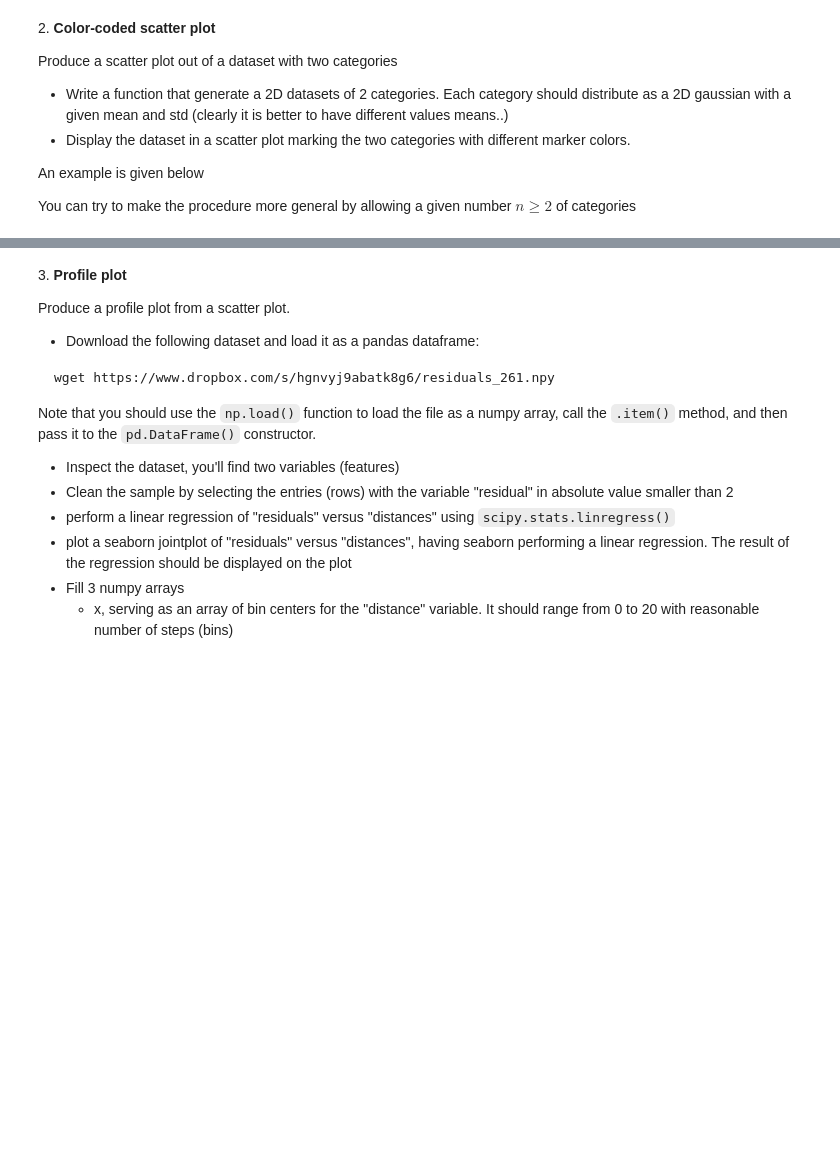
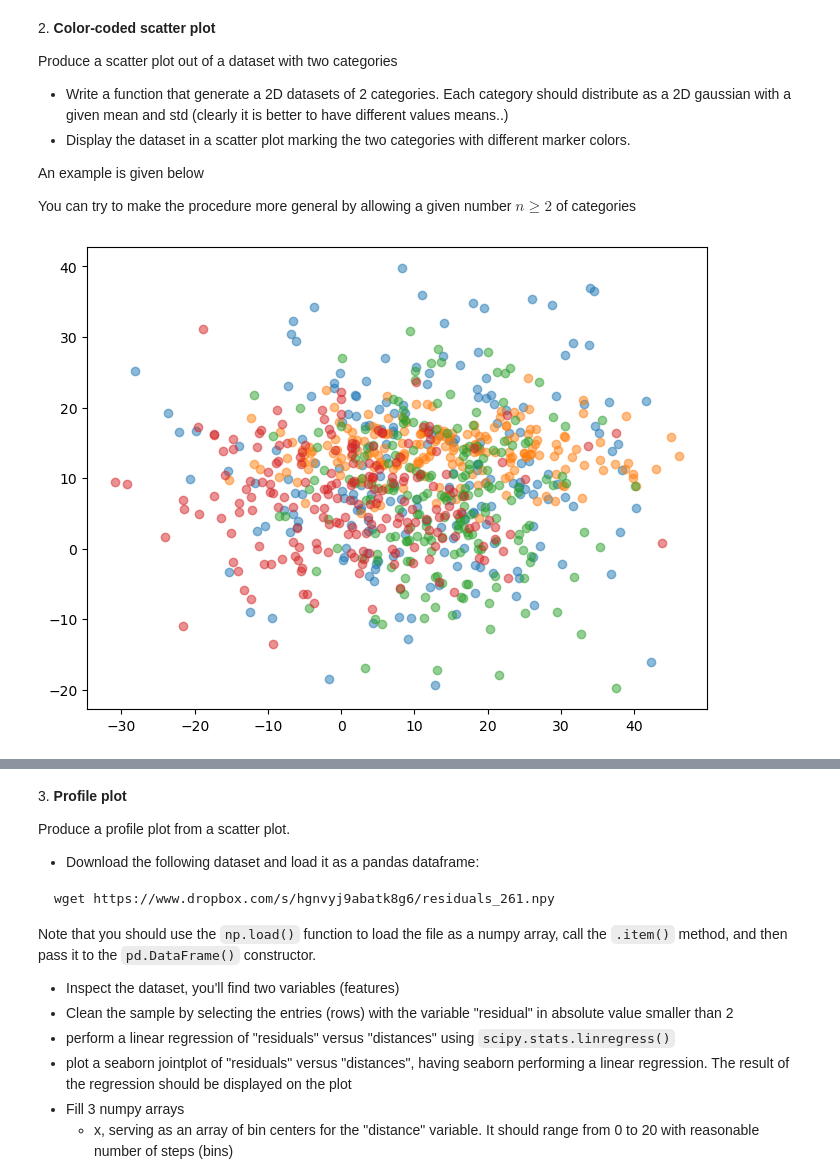
Before and after one commit to nicolomontagner02/LaboratoryOfComputationalPhysics_Y7, a Jupyter notebook: 07ex_Visualization.ipynb, the cells around one changed output, grey strips where cells are left out. Cells and saved outputs as stored; diff of their text form; code cells hidden in the pictures; blank space fills up the shorter version.

```diff
--- a/07ex_Visualization.ipynb
+++ b/07ex_Visualization.ipynb
@@ -71,4 +78,17 @@ Produce a scatter plot out of a dataset with two categories
 An example is given below
 
 You can try to make the procedure more general by allowing a given number $n\ge 2$ of categories
+# %%
+fig = plt.figure(figsize = (8,6), facecolor='white')
+z = np.arange(0,15,0.1)
+N = 200
+for n in range(4):
+    mean = np.random.random(2)*15
+    std = np.random.random(2)*5
+    distx = np.random.normal(mean[0], std[0], N)
+    disty = np.random.normal(mean[1], std[1], N)
+    plt.scatter(distx,disty, alpha=0.5)
+plt.show()
+# %% [output]
+[figure, added]
 # %%
```
Also changed, not shown: parts of 3 cells of this notebook.
